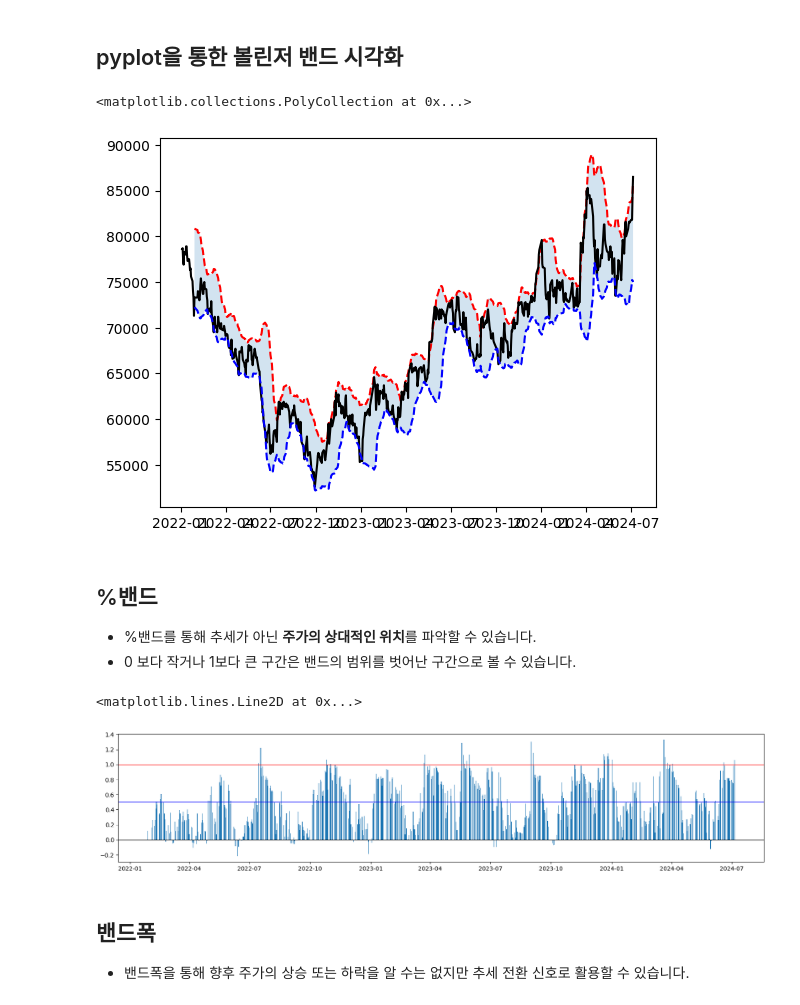
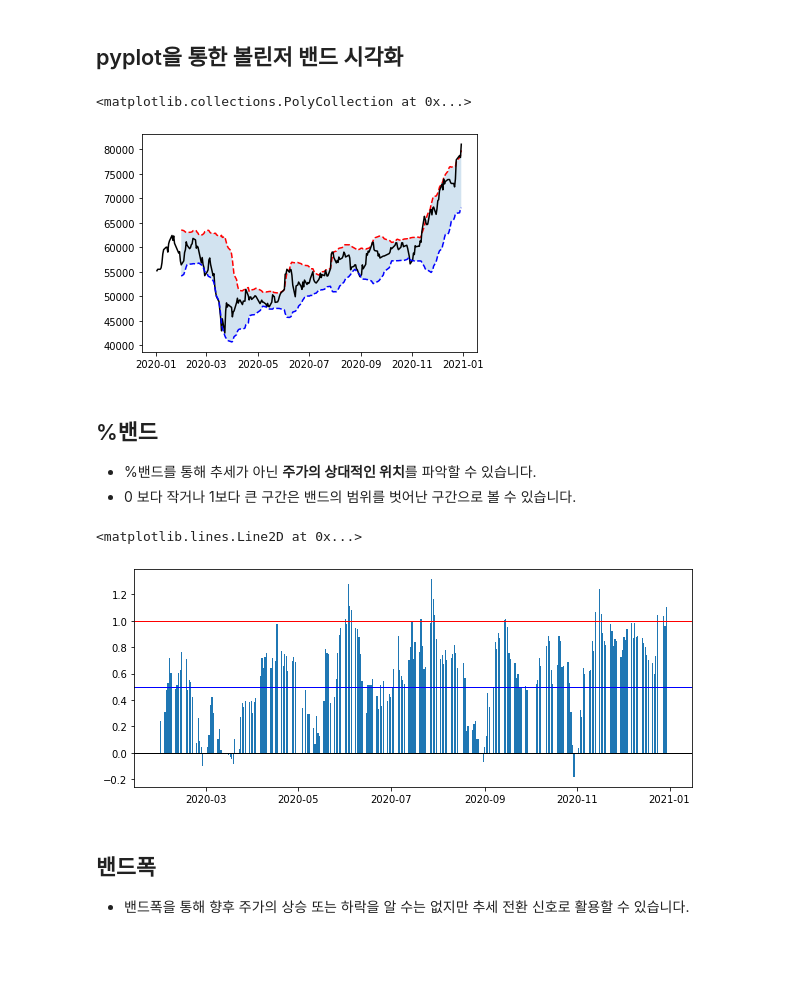
Before and after one commit to Daeyoung428/Learning_Python, a Jupyter notebook: 6.2 변동성 지표 볼린저 밴드-output.ipynb, the cells around one changed output. Saved outputs shown, nothing was run; the diff lists cells and outputs as text; code cells hidden in the pictures; blank space fills up the shorter version.

```diff
--- a/6.2 변동성 지표 볼린저 밴드-output.ipynb
+++ b/6.2 변동성 지표 볼린저 밴드-output.ipynb
@@ -52,6 +52,6 @@ plt.fill_between(mstd.index, ma - 2 * mstd, ma + 2 * mstd, color="b", alpha=0.2)
 import FinanceDataReader as fdr
 # %%
 # 005930 : 삼성전자
-df = fdr.DataReader("005930", "2022")
+df = fdr.DataReader("005930", "2020", "2021")
 df.shape
 # %% [output]
@@ -161,7 +161,7 @@ plt.plot(df.index, df.LowerB, "b--")
 plt.fill_between(df.index, df.LowerB, df.UpperB, alpha=0.2)
 # %% [output]
 <matplotlib.collections.PolyCollection at 0x...>
-[figure, old version]
+[figure, new version]
 # %% [markdown]
 ## %밴드
 * %밴드를 통해 추세가 아닌 **주가의 상대적인 위치**를 파악할 수 있습니다.
@@ -172,15 +172,15 @@ df["PercentB"] = (df["Close"] - df["LowerB"]) / (df["UpperB"] - df["LowerB"])
 # %%
 # 밴드 내에서 주가의 상대적인 위치를 시각화 합니다.
 # 1보다 크면 밴드폭 상단을 돌파한 것이고
 # 0보다 작으면 밴드폭 하단을 뚫고 내려간 것입니다.
-plt.figure(figsize=(20, 4))
+plt.figure(figsize=(10, 4))
 plt.bar(df.index, df["PercentB"])
 plt.axhline(1, c="r", lw=1)
 plt.axhline(0.5, c="b", lw=1)
 plt.axhline(0, c="k", lw=1)
 # %% [output]
 <matplotlib.lines.Line2D at 0x...>
-[figure, old version]
+[figure, new version]
 # %% [markdown]
 ## 밴드폭
 * 밴드폭을 통해 향후 주가의 상승 또는 하락을 알 수는 없지만 추세 전환 신호로 활용할 수 있습니다.
```
Also changed, not shown: parts of 23 cells of this notebook.
